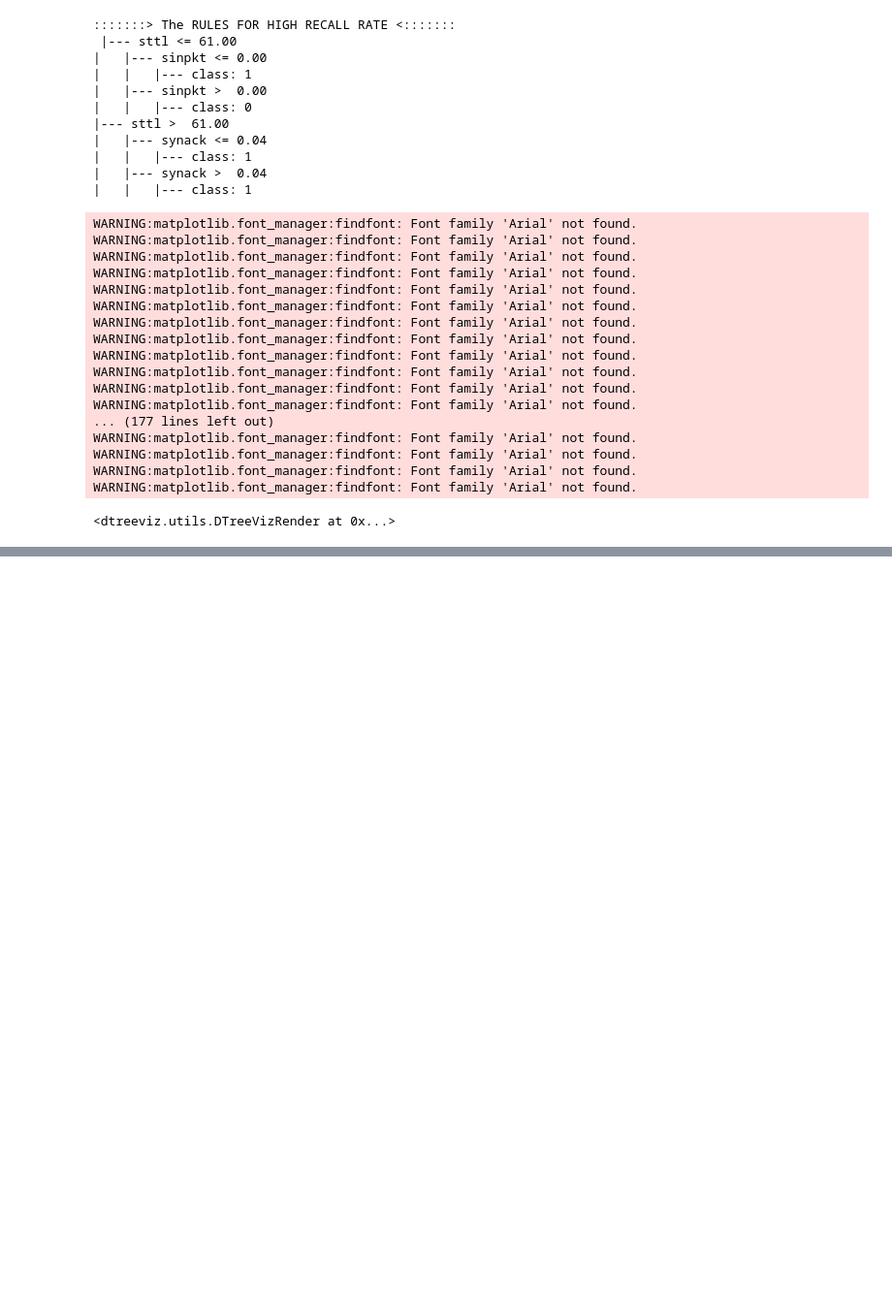
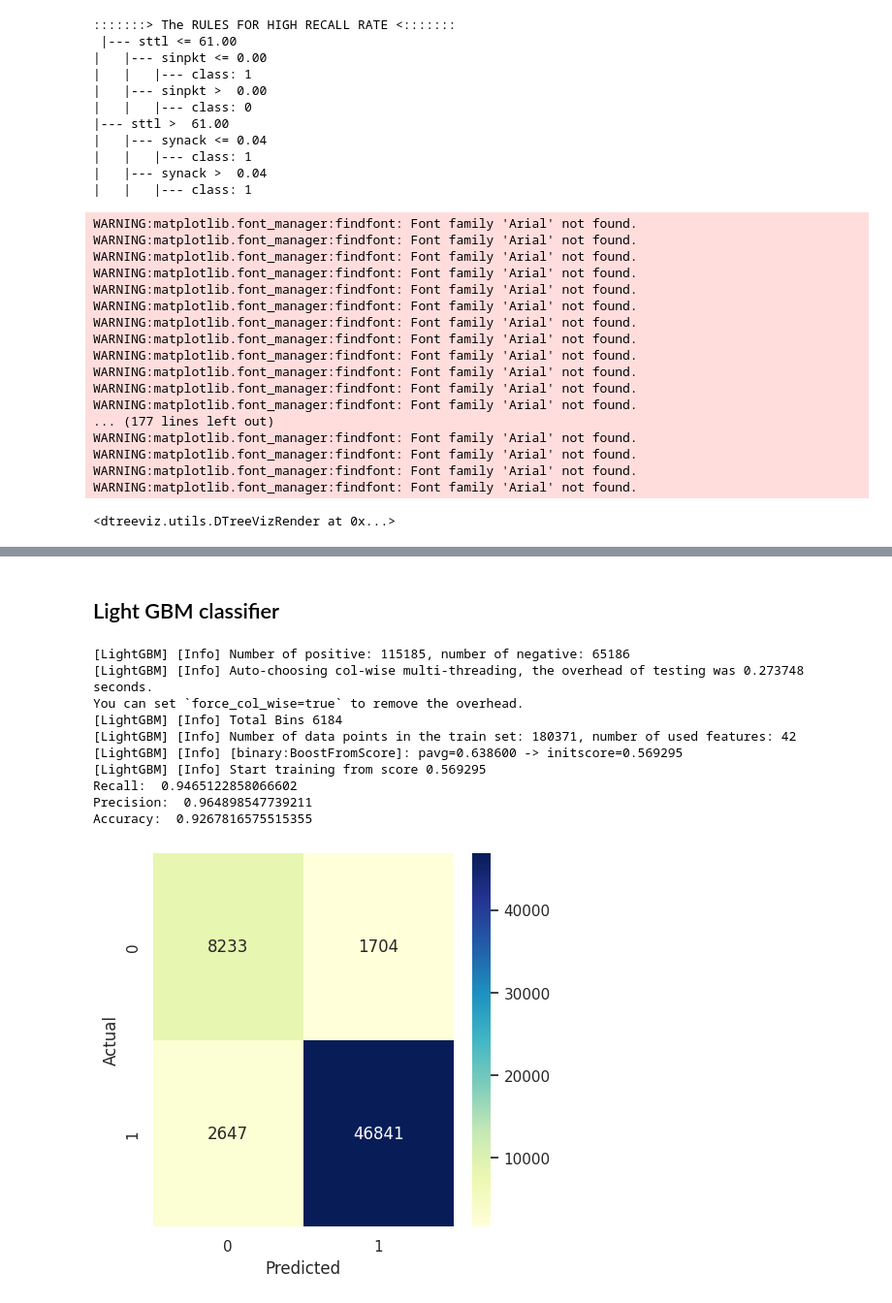
Before and after one commit to srupat/CyberGuard-AI, a Jupyter notebook: model.ipynb, the cells around one changed output, grey strips where cells are left out. Shown at 97% size. Drawn from its saved outputs; the diff is of its cells as text; code cells hidden in the pictures; blank space fills up the shorter version.

```diff
--- a/model.ipynb
+++ b/model.ipynb
@@ -215,0 +342,20 @@ WARNING:matplotlib.font_manager:findfont: Font family 'Arial' not found.
+# %% [markdown]
+## Light GBM classifier
+# %%
+from lightgbm import LGBMClassifier
+
+lgbc = LGBMClassifier()
+
+results['Light GBM Classifier'] = model_evaluation(lgbc)
+# %% [output]
+[LightGBM] [Info] Number of positive: 115185, number of negative: 65186
+[LightGBM] [Info] Auto-choosing col-wise multi-threading, the overhead of testing was 0.273748 seconds.
+You can set `force_col_wise=true` to remove the overhead.
+[LightGBM] [Info] Total Bins 6184
+[LightGBM] [Info] Number of data points in the train set: 180371, number of used features: 42
+[LightGBM] [Info] [binary:BoostFromScore]: pavg=0.638600 -> initscore=0.569295
+[LightGBM] [Info] Start training from score 0.569295
+Recall:  0.9465122858066602
+Precision:  0.964898547739211
+Accuracy:  0.9267816575515355
+[figure, added]
```
Also changed, not shown: parts of 25 cells of this notebook.
